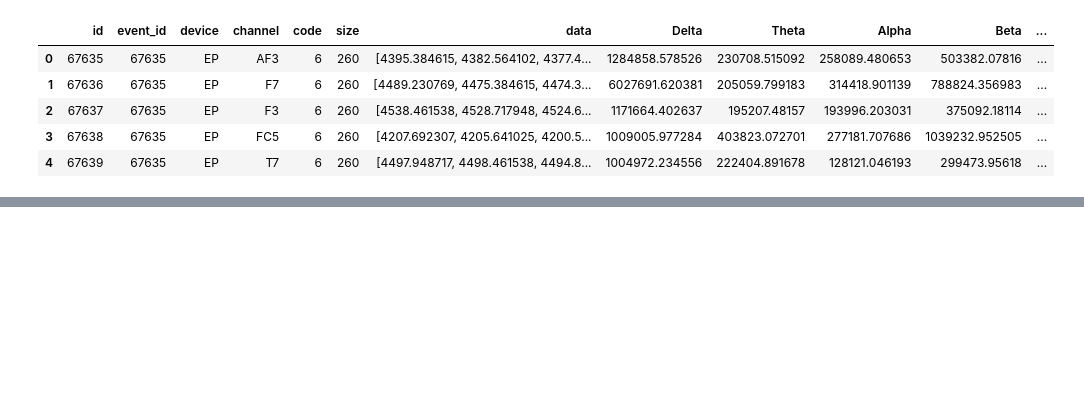
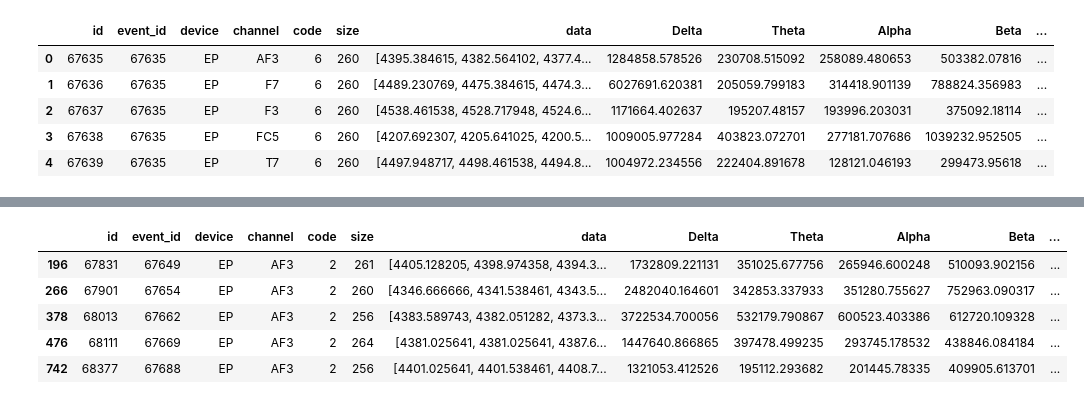
Before and after one commit to tcivie/machineLearningWorkshop, a Jupyter notebook: notebooks/PreprocessingTheData.ipynb, the cells around one changed output, grey strips where cells are left out. Cells and saved outputs as stored; diff of their text form; code cells hidden in the pictures; blank space fills up the shorter version.

```diff
--- a/notebooks/PreprocessingTheData.ipynb
+++ b/notebooks/PreprocessingTheData.ipynb
@@ -505,0 +518,10 @@ data.head()
+# %%
+AF3_signal_data_digit_2 = data.loc[(data['channel'] == 'AF3') & (data['code'] == 2)]
+AF3_signal_data_digit_2.head()
+# %% [output]
+|  | id | event_id | device | channel | code | size | data | Delta | Theta | Alpha | Beta | ... |
+| 196 | 67831 | 67649 | EP | AF3 | 2 | 261 | [4405.128205, 4398.974358, 4394.3... | 1732809.221131 | 351025.677756 | 265946.600248 | 510093.902156 | ... |
+| 266 | 67901 | 67654 | EP | AF3 | 2 | 260 | [4346.666666, 4341.538461, 4343.5... | 2482040.164601 | 342853.337933 | 351280.755627 | 752963.090317 | ... |
+| 378 | 68013 | 67662 | EP | AF3 | 2 | 256 | [4383.589743, 4382.051282, 4373.3... | 3722534.700056 | 532179.790867 | 600523.403386 | 612720.109328 | ... |
+| 476 | 68111 | 67669 | EP | AF3 | 2 | 264 | [4381.025641, 4381.025641, 4387.6... | 1447640.866865 | 397478.499235 | 293745.178532 | 438846.084184 | ... |
+| 742 | 68377 | 67688 | EP | AF3 | 2 | 256 | [4401.025641, 4401.538461, 4408.7... | 1321053.412526 | 195112.293682 | 201445.78335 | 409905.613701 | ... |
```
Also changed, not shown: parts of 25 cells of this notebook.
